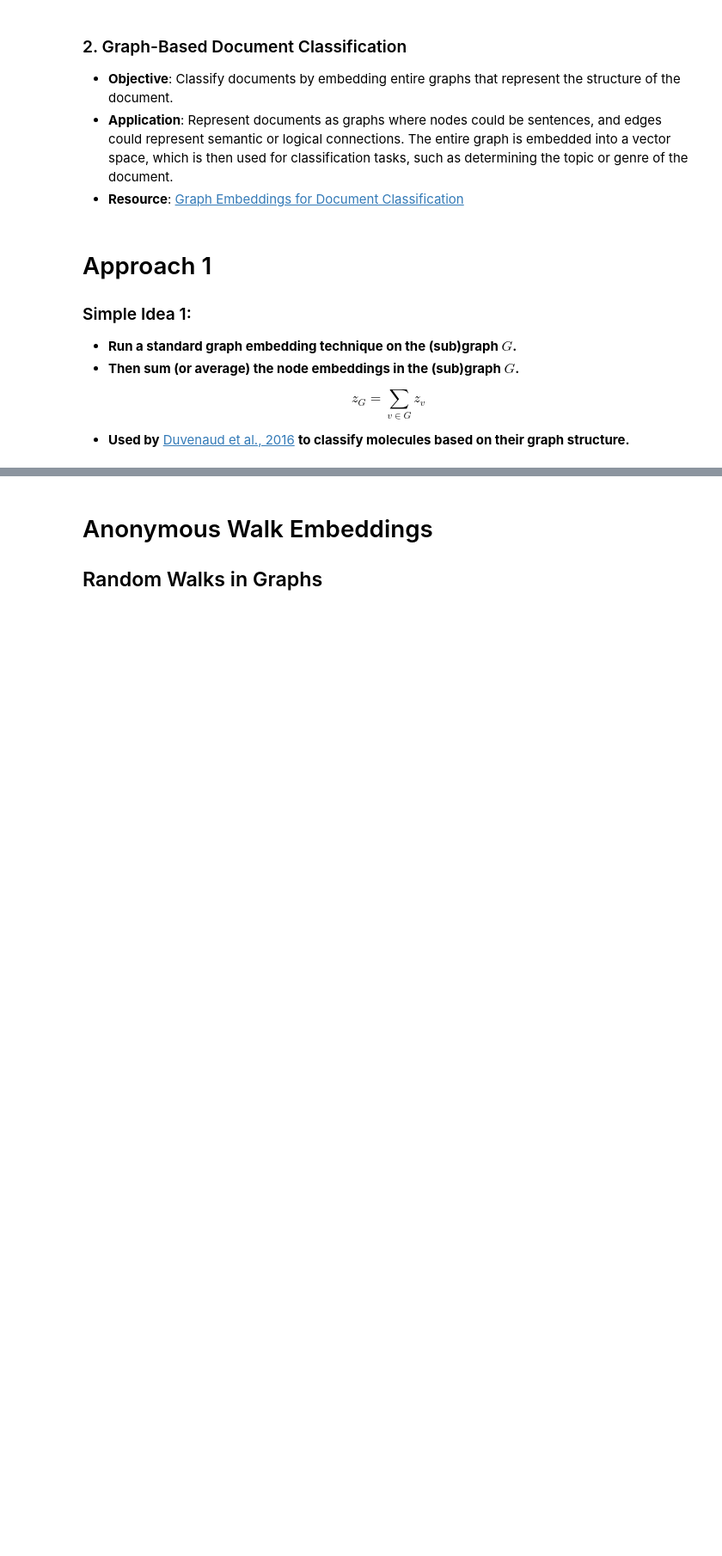
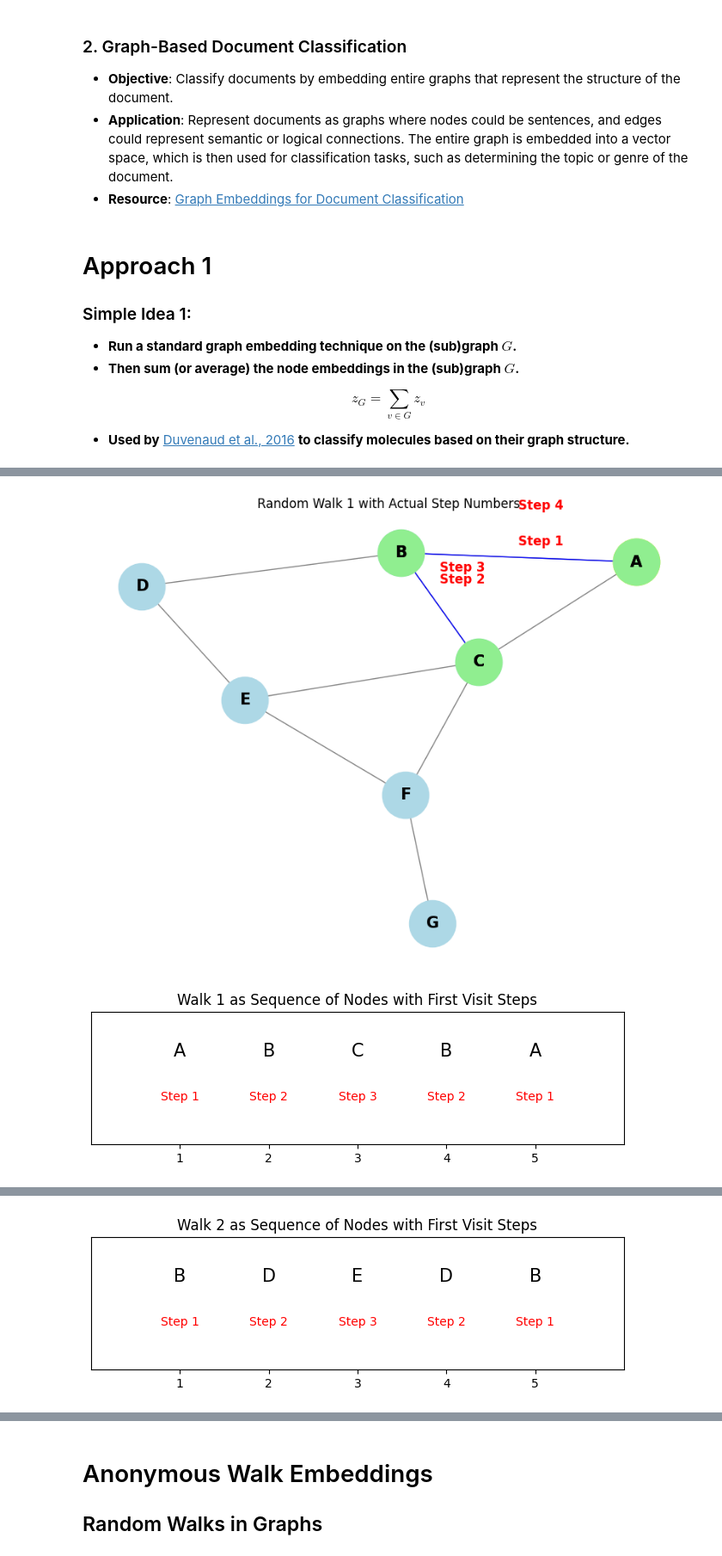
Before and after one commit to aaarrmiinnn/GW-CS6365, a Jupyter notebook: lecture-4-embeddings.ipynb, the cells around one changed output, grey strips where cells are left out. Shown at 86% size. Saved outputs shown, nothing was run; the diff lists cells and outputs as text; code cells hidden in the pictures; blank space fills up the shorter version.

Commit message:
Updated lectures 3 and 4. Updated graph embedding slides in 4.

```diff
--- a/lecture-4-embeddings.ipynb
+++ b/lecture-4-embeddings.ipynb
@@ -1111,0 +1054,73 @@ for i, awalk in enumerate(anonymous_walks, start=1):
+# %%
+import networkx as nx
+import matplotlib.pyplot as plt
+
+# Create the main graph
+G = nx.Graph()
+edges = [('A', 'B'), ('A', 'C'), ('B', 'C'), ('B', 'D'), ('C', 'E'), ('D', 'E'), ('E', 'F'), ('F', 'G'), ('C', 'F')]
+G.add_edges_from(edges)
+
+# Define positions for the nodes to maintain consistent layout
+pos = nx.spring_layout(G, seed=42)
+
+# Define the random walks (including returning to previous nodes)
+random_walks = [
+    [('A', 'B'), ('B', 'C'), ('C', 'B'), ('B', 'A')],  # Walk 1: Returning to A through B
+    [('B', 'D'), ('D', 'E'), ('E', 'D'), ('D', 'B')],  # Walk 2: Returning to B through D
+    [('C', 'F'), ('F', 'G'), ('G', 'F'), ('F', 'C')]   # Walk 3: Returning to C through F
+]
+
+# Walk sequences
+walk_sequences = [
+    ['A', 'B', 'C', 'B', 'A'],  # Walk 1
+    ['B', 'D', 'E', 'D', 'B'],  # Walk 2
+    ['C', 'F', 'G', 'F', 'C']   # Walk 3
+]
+
+# Visualize each random walk and walk sequences
+for i, (walk_edges, walk) in enumerate(zip(random_walks, walk_sequences), start=1):
+    # Visualize the graph and highlight the walk
+    subG = nx.Graph()
+    subG.add_edges_from(walk_edges)
+
+    plt.figure(figsize=(8, 6))
+    # Draw full graph for context
+    nx.draw(G, pos, with_labels=True, node_color='lightblue', node_size=2000, font_size=15, font_weight='bold', edge_color='gray')
+
+    # Highlight the starting node in a different color
+    start_node = walk_edges[0][0]
+    nx.draw_networkx_nodes(G, pos, nodelist=[start_node], node_color='yellow', node_size=2000)
+
+    # Highlight random walk
+    nx.draw(subG, pos, with_labels=True, node_color='lightgreen', node_size=2000, font_size=15, font_weight='bold', edge_color='blue')
+
+    # Annotate each step in the walk (like before, based on the actual step in the sequence)
+    for step, edge in enumerate(walk_edges, start=1):
+        mid_point = (pos[edge[0]] + pos[edge[1]]) / 2  # Midpoint of the edge
+        offset = 0.05 * step  # Small offset to avoid overlap
+        plt.text(mid_point[0], mid_point[1] + offset, f"Step {step}", fontsize=12, color='red', fontweight='bold')
+
+    plt.title(f"Random Walk {i} with Actual Step Numbers")
+    plt.show()
+
+    # Visualize the walk sequence as numbers with first visit steps
+    plt.figure(figsize=(8, 2))
+
+    # Plot the walk as a sequence of node labels with first visit steps
+    first_visit_step = {}
+    for step, node in enumerate(walk, start=1):
+        if node not in first_visit_step:
+            first_visit_step[node] = step
+        plt.text(step, 1, node, fontsize=15, ha='center', color='black')  # Display the node
+        plt.text(step, 0.5, f"Step {first_visit_step[node]}", fontsize=10, ha='center', color='red')  # Display the first visit step
+
+    # Customize the plot
+    plt.xlim(0, len(walk) + 1)
+    plt.ylim(0, 1.5)
+    plt.xticks(range(1, len(walk) + 1))
+    plt.yticks([])  # Remove y-axis ticks
+    plt.title(f"Walk {i} as Sequence of Nodes with First Visit Steps")
+    plt.show()
+# %% [output]
+[figure, added]
+[figure, added]
@@ -1111,0 +1128 @@ for i, awalk in enumerate(anonymous_walks, start=1):
+[figure, added]
```
Also changed, not shown: parts of 5 cells of this notebook.
